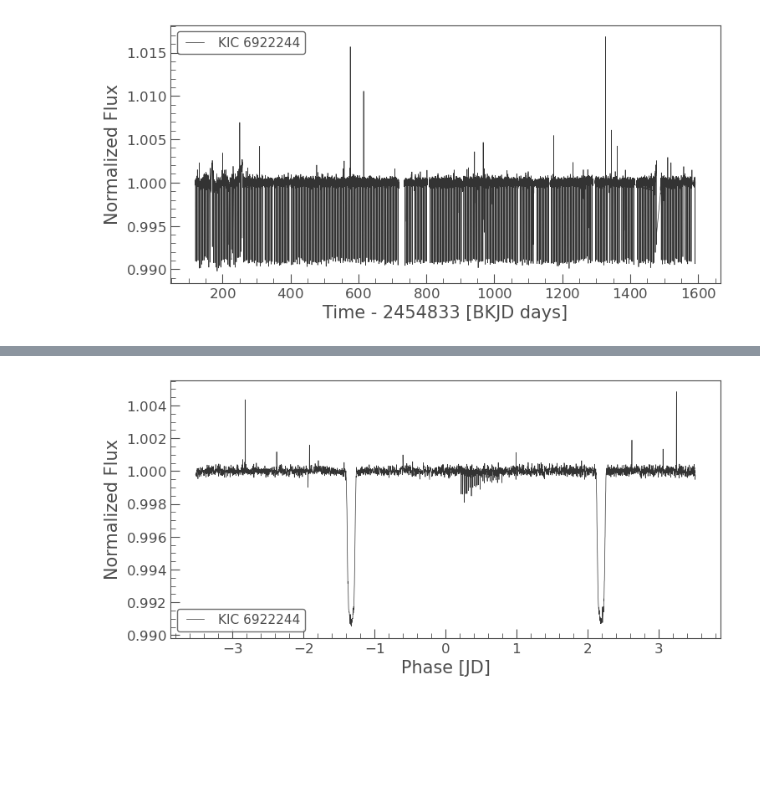
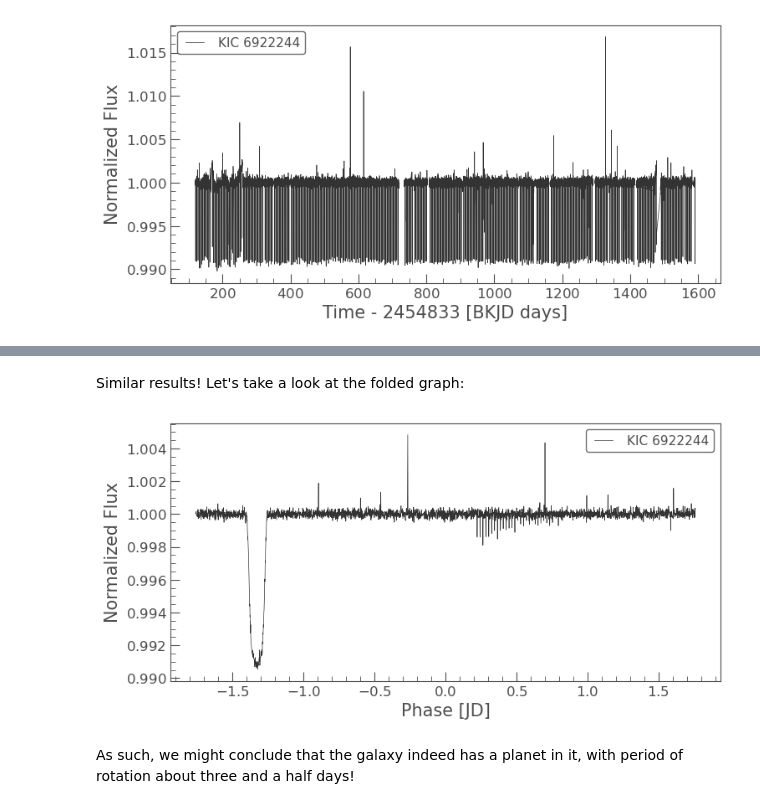
Before and after one commit to domrachev03/exoplanet_search, a Jupyter notebook: playground/01_planet_analysis_example.ipynb, the cells around one changed output, grey strips where cells are left out. Drawn from its saved outputs; the diff is of its cells as text; code cells hidden in the pictures; blank space fills up the shorter version.

```diff
--- a/playground/01_planet_analysis_example.ipynb
+++ b/playground/01_planet_analysis_example.ipynb
@@ -136,4 +183,8 @@ Best fit period: 7.04500 d
+# %% [markdown]
+Similar results! Let's take a look at the folded graph:
 # %%
-curve_flattened.fold(best_fit_period).plot();
+curve_flattened.fold(3.5225).plot();
 # %% [output]
-[figure, old version]
+[figure, new version]
+# %% [markdown]
+As such, we might conclude that the galaxy indeed has a planet in it, with period of rotation about three and a half days!
```
Also changed, not shown: parts of 11 cells of this notebook.
